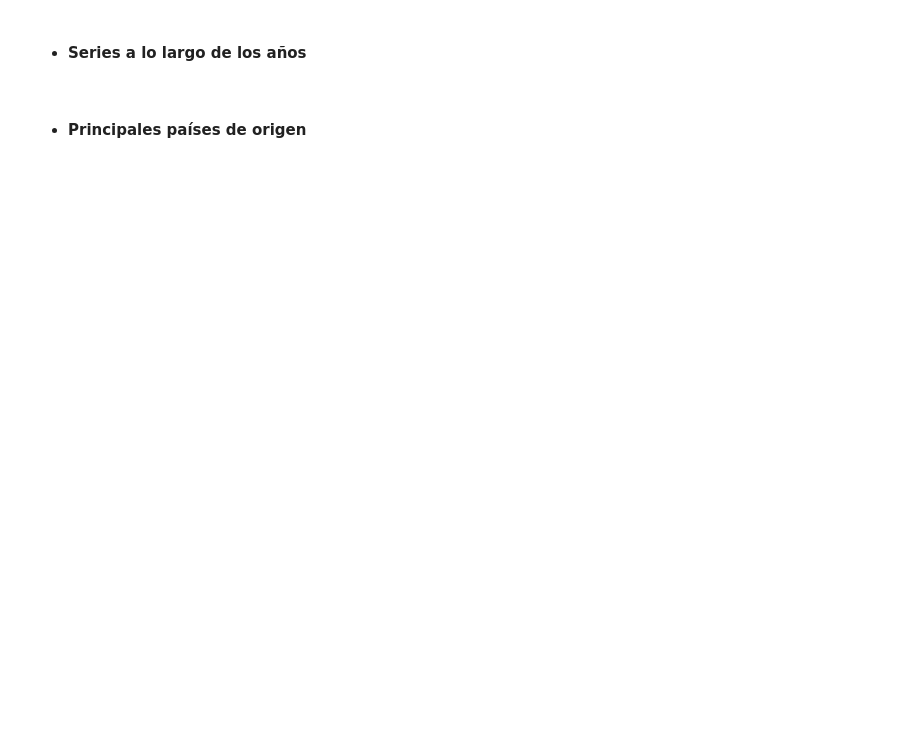
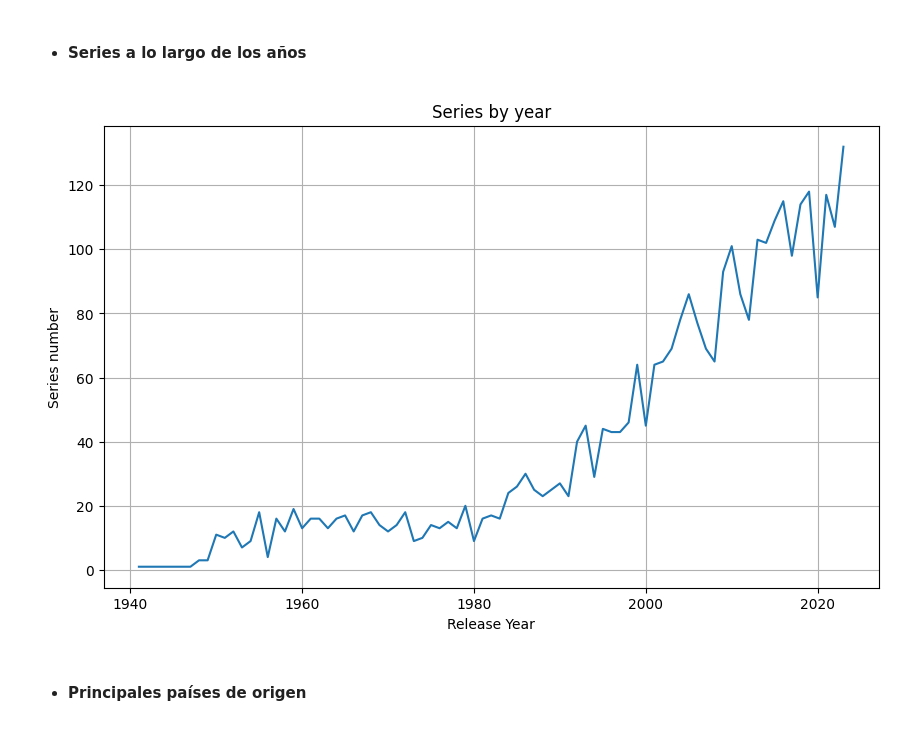
Before and after one commit to Jimme7/EDA-Films, a Jupyter notebook: src/Notebooks/Analysis_and_Visualizations.ipynb, the cells around one changed output. Cells and saved outputs as stored; diff of their text form; code cells hidden in the pictures; blank space fills up the shorter version.

```diff
--- a/src/Notebooks/Analysis_and_Visualizations.ipynb
+++ b/src/Notebooks/Analysis_and_Visualizations.ipynb
@@ -205,4 +232,22 @@ plt.show()
+# %%
+series = series[series['release_year'] <= 2023]
 # %% [markdown]
 - #### Series a lo largo de los años
+# %%
+# Agrupamos el df por año de lanzamiento y ccontamos las películas por año
+series_by_year = series.groupby('release_year')['serie_id'].count()
+
+# Creamos un gráfico de líneas
+plt.figure(figsize=(10, 6))
+plt.plot(series_by_year.index, series_by_year.values, linestyle='-')
+plt.xlabel('Release Year')
+plt.ylabel('Series number')
+plt.title('Series by year')
+
+# Mostrar el gráfico
+plt.grid(True)
+plt.show()
+# %% [output]
+[figure, added]
 # %% [markdown]
 - #### Principales países de origen
```
Also changed, not shown: parts of 17 cells of this notebook.
